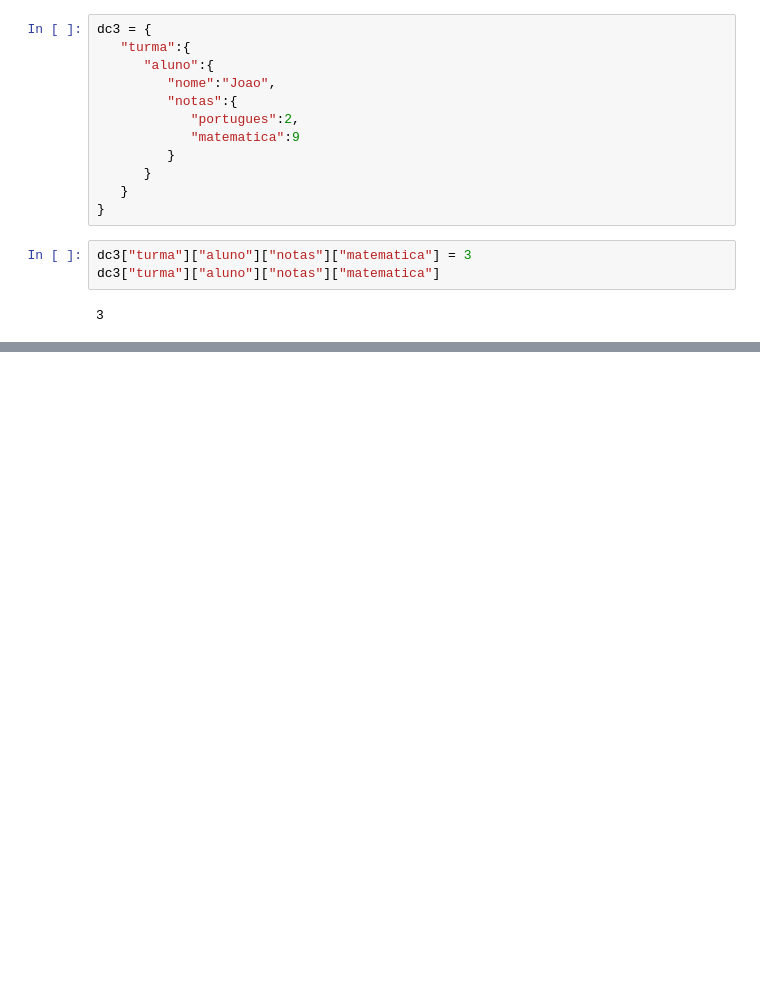
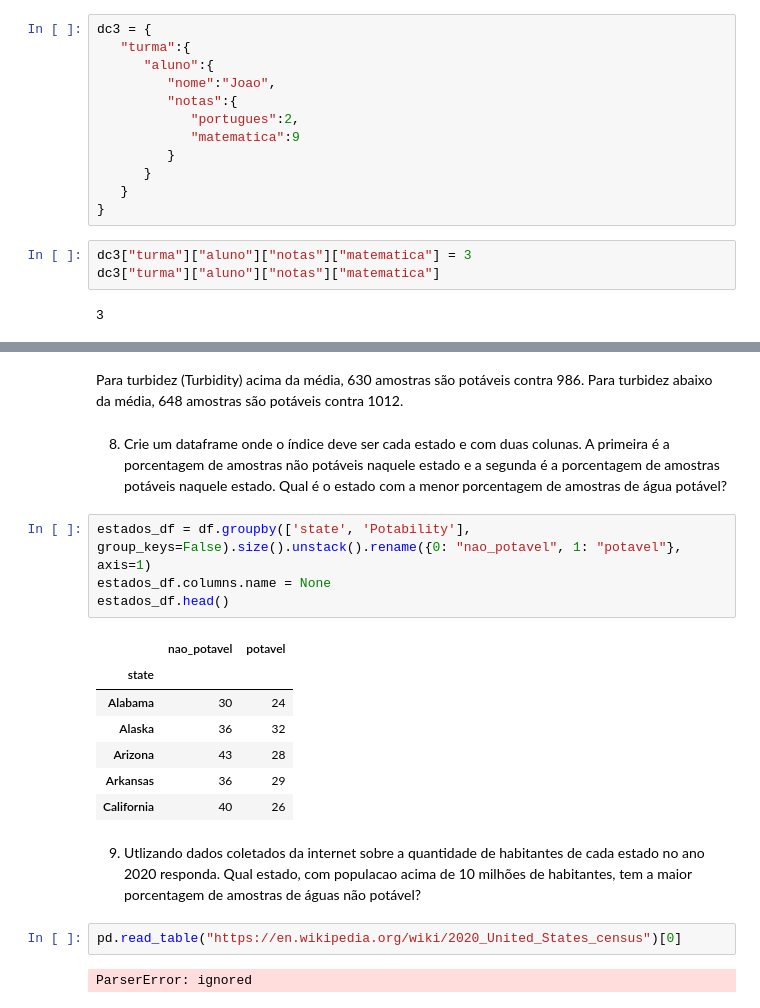
Before and after one commit to k3lvin-os/avaliacao1qads, a Jupyter notebook: Avaliacao.ipynb, the cells around one changed output, grey strips where cells are left out. Drawn from its saved outputs; the diff is of its cells as text; blank space fills up the shorter version.

```diff
--- a/Avaliacao.ipynb
+++ b/Avaliacao.ipynb
@@ -69,0 +166,23 @@ dc3["turma"]["aluno"]["notas"]["matematica"]
+# %% [markdown]
+Para turbidez (Turbidity) acima da média, 630 amostras são potáveis contra 986.
+Para turbidez abaixo da média,  648 amostras são potáveis contra 1012.
+# %% [markdown]
+8. Crie um dataframe onde o índice deve ser cada estado e com duas colunas. A primeira é a porcentagem de amostras não potáveis naquele estado e a segunda é a porcentagem de amostras potáveis naquele estado. Qual é o estado com a menor porcentagem de amostras de água potável?
+# %%
+estados_df = df.groupby(['state', 'Potability'], group_keys=False).size().unstack().rename({0: "nao_potavel", 1: "potavel"}, axis=1)
+estados_df.columns.name = None
+estados_df.head()
+# %% [output]
+|  | nao_potavel | potavel |
+| state |  |  |
+| Alabama | 30 | 24 |
+| Alaska | 36 | 32 |
+| Arizona | 43 | 28 |
+| Arkansas | 36 | 29 |
+| California | 40 | 26 |
+# %% [markdown]
+9. Utlizando dados coletados da internet sobre a quantidade de habitantes de cada estado no ano 2020 responda. Qual estado, com populacao acima de 10 milhões de habitantes, tem a maior porcentagem de amostras de águas não potável?
+# %%
+pd.read_table("https://en.wikipedia.org/wiki/2020_United_States_census")[0]
+# %% [output]
+ParserError: ignored
```
Also changed, not shown: parts of 24 cells of this notebook.
